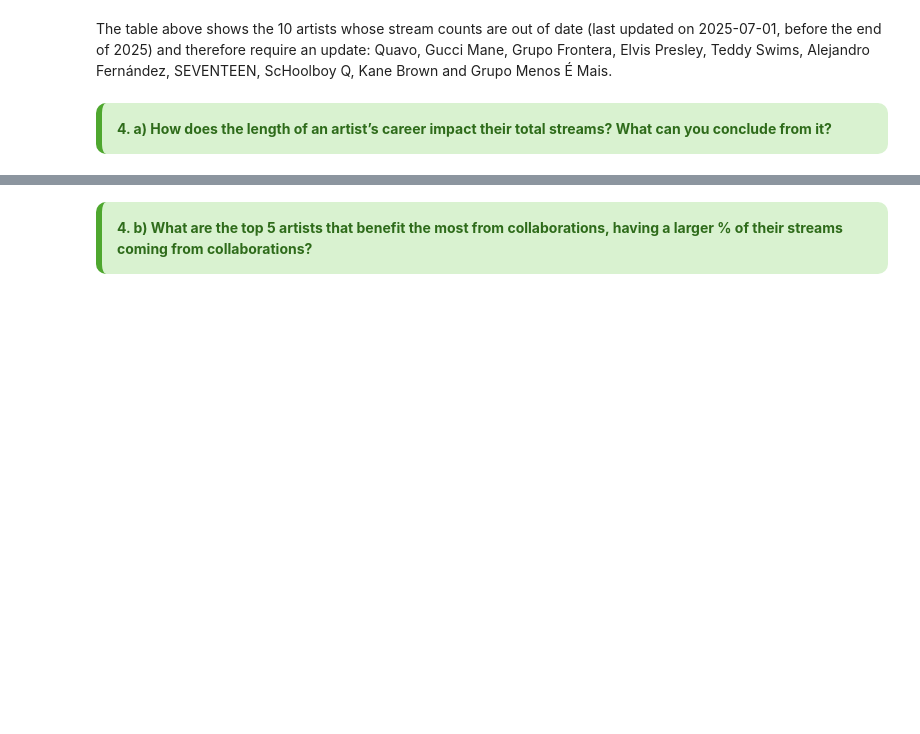
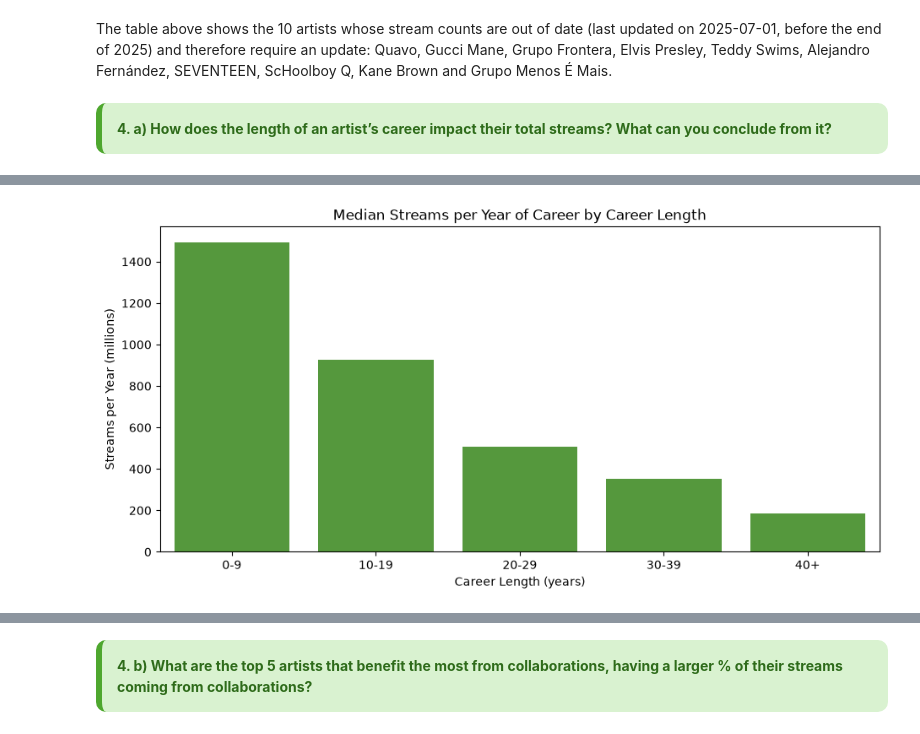
Before and after one commit to martim-dot/Group15_PDS_2627, a Jupyter notebook: project.ipynb, the cells around one changed output, grey strips where cells are left out. Cells and saved outputs as stored; diff of their text form; code cells hidden in the pictures; blank space fills up the shorter version.

```diff
--- a/project.ipynb
+++ b/project.ipynb
@@ -580,0 +677,11 @@ What can you conclude from it?     </b>
+# %%
+artist_df['Streams per Year'] = artist_df['Total Streams'] / artist_df['Career Length'].clip(lower=1)  # avoid dividing by 0
+
+plt.figure(figsize=(11, 5))
+sns.barplot(data=artist_df, x='Career Group', y='Streams per Year', estimator='median', color='#4EA72E', errorbar=None)
+plt.title('Median Streams per Year of Career by Career Length')
+plt.xlabel('Career Length (years)')
+plt.ylabel('Streams per Year (millions)')
+plt.show()
+# %% [output]
+[figure, added]
```
Also changed, not shown: parts of 40 cells of this notebook.
